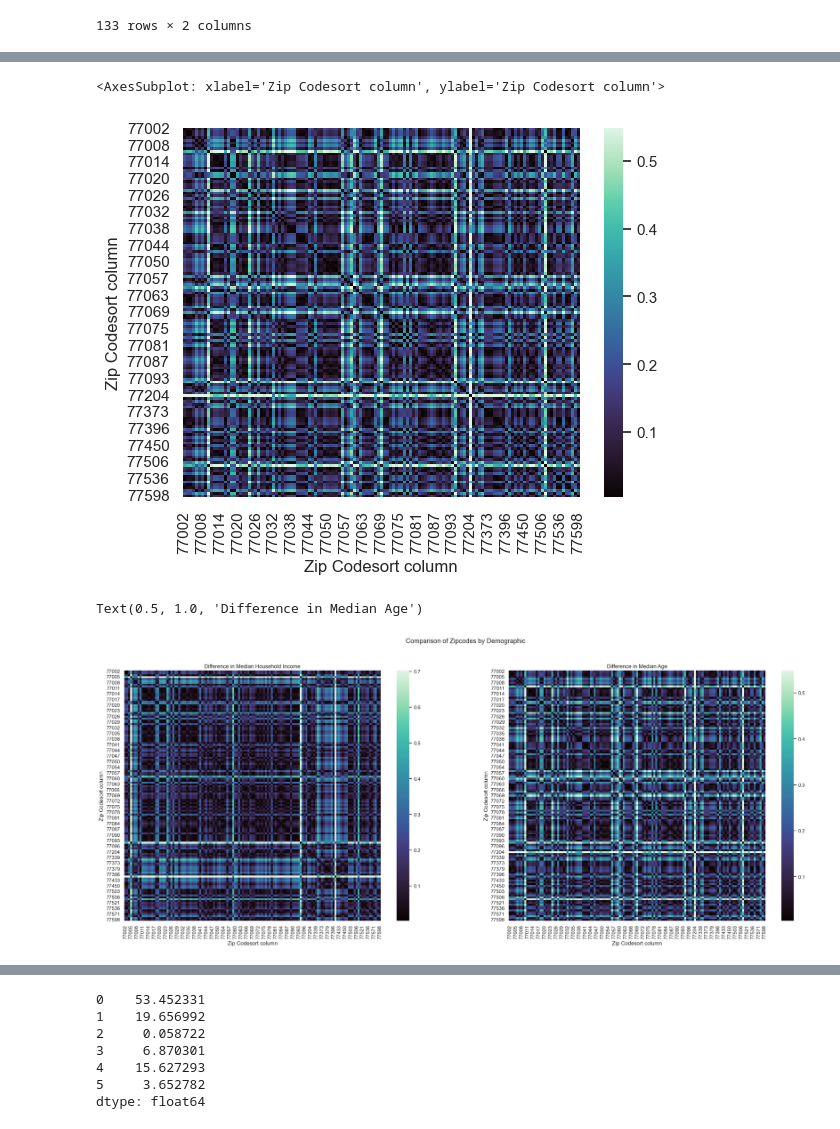
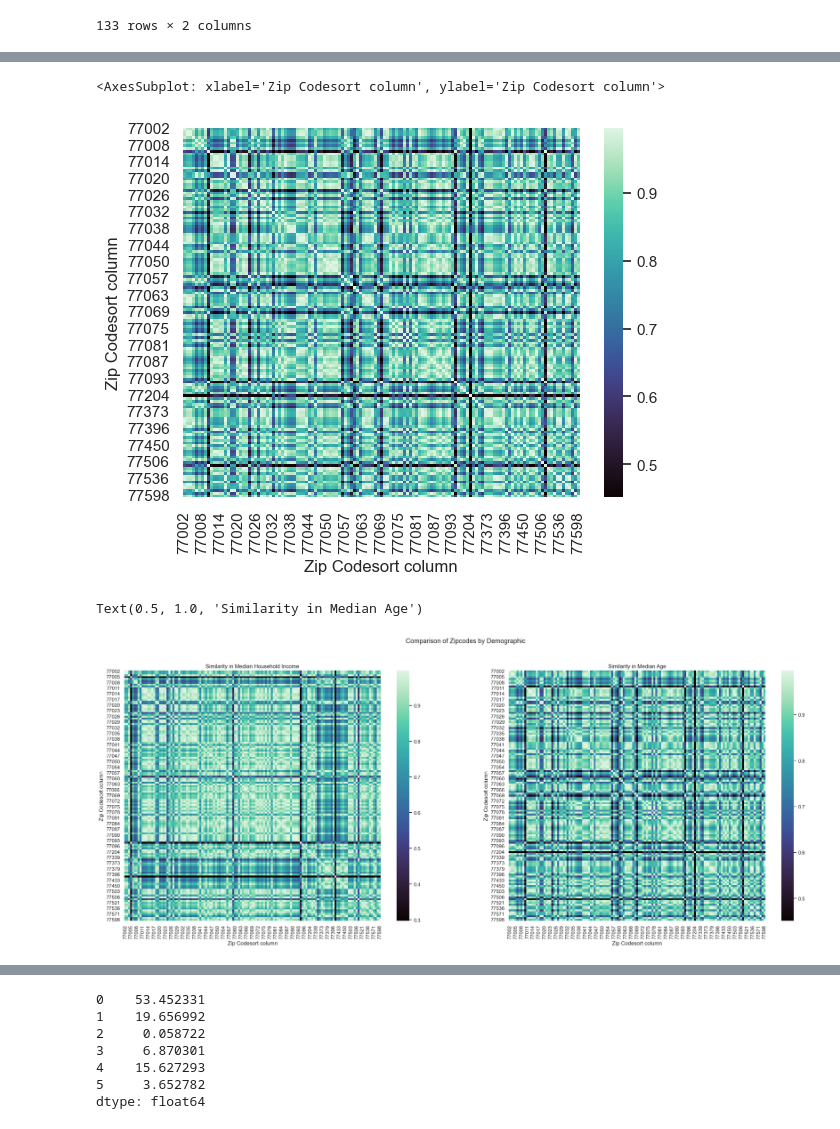
Before and after one commit to ywiamnog/Datathon-2023, a Jupyter notebook: comparing_precincts_by_income_age_race.ipynb, the cells around one changed output, grey strips where cells are left out. Cells and saved outputs as stored; diff of their text form; code cells hidden in the pictures.

```diff
--- a/comparing_precincts_by_income_age_race.ipynb
+++ b/comparing_precincts_by_income_age_race.ipynb
@@ -56,7 +56,7 @@ for zipcode2 in incomes.columns:
 # Normalize incomes matrix
 for zipcode1 in incomes.index:
     for zipcode2 in incomes.columns:
-        incomes.loc[zipcode1, zipcode2] /= max_income_diff
+        incomes.loc[zipcode1, zipcode2] = 1 - incomes.loc[zipcode1, zipcode2] / max_income_diff
 
 incomes
 # %% [output]
@@ -90,7 +90,7 @@ for zipcode2 in ages.columns:
 # Normalize ages matrix
 for zipcode1 in ages.index:
     for zipcode2 in ages.columns:
-        ages.loc[zipcode1, zipcode2] /= max_age_diff
+        ages.loc[zipcode1, zipcode2] = 1 - ages.loc[zipcode1, zipcode2] / max_age_diff
 ages
 # %% [output]
 | Zip Codesort column | 77002 | 77003 | 77004 | 77005 | 77006 | 77007 | 77008 | 77009 | 77010 | 77011 | ... |
@@ -120,17 +120,17 @@ age_hmap = sns.heatmap(ages, robust=True, cmap=sns.color_palette("mako", as_cmap
 age_hmap
 # %% [output]
 <AxesSubplot: xlabel='Zip Codesort column', ylabel='Zip Codesort column'>
-[figure, old version]
+[figure, new version]
 # %%
 hmaps, axes = plt.subplots(1, 2, figsize=(28, 10))
 hmaps.suptitle("Comparison of Zipcodes by Demographic")
 sns.heatmap(ax=axes[0], data=incomes, robust=True, cmap=sns.color_palette("mako", as_cmap=True))
 sns.heatmap(ax=axes[1], data=ages, robust=True, cmap=sns.color_palette("mako", as_cmap=True))
-axes[0].set_title("Difference in Median Household Income")
-axes[1].set_title("Difference in Median Age")
+axes[0].set_title("Similarity in Median Household Income")
+axes[1].set_title("Similarity in Median Age")
 # %% [output]
-Text(0.5, 1.0, 'Difference in Median Age')
+Text(0.5, 1.0, 'Similarity in Median Age')
-[figure, old version]
+[figure, new version]
 # %%
 # Analyzing race percentages in zipcodes
 race_data = precinct_data[['Zip Codesort column','White Percentage', 'Black/AfricanAmerican Percentage',
```
Also changed, not shown: parts of 6 cells of this notebook, 1 other file.
